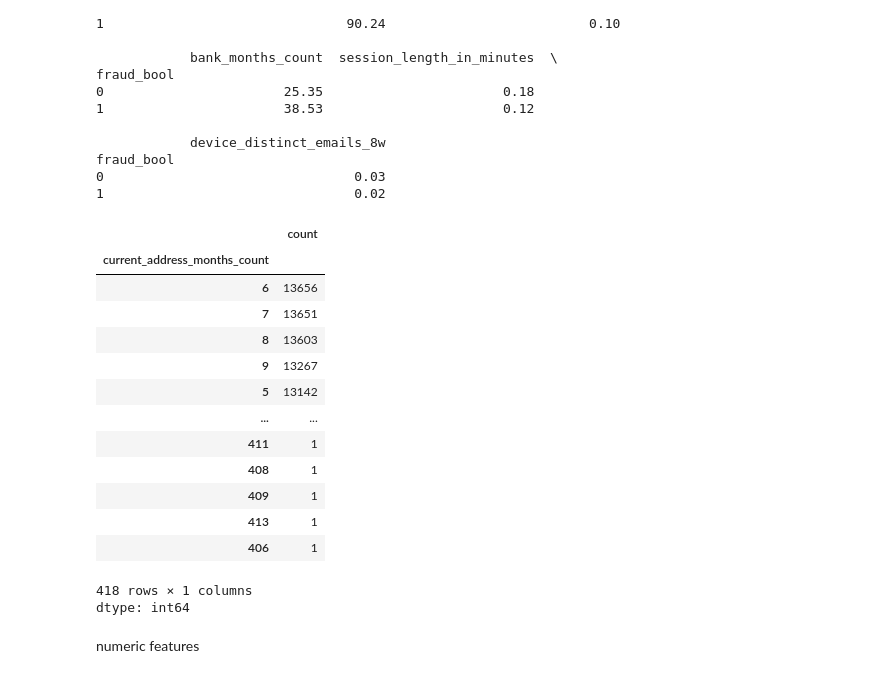
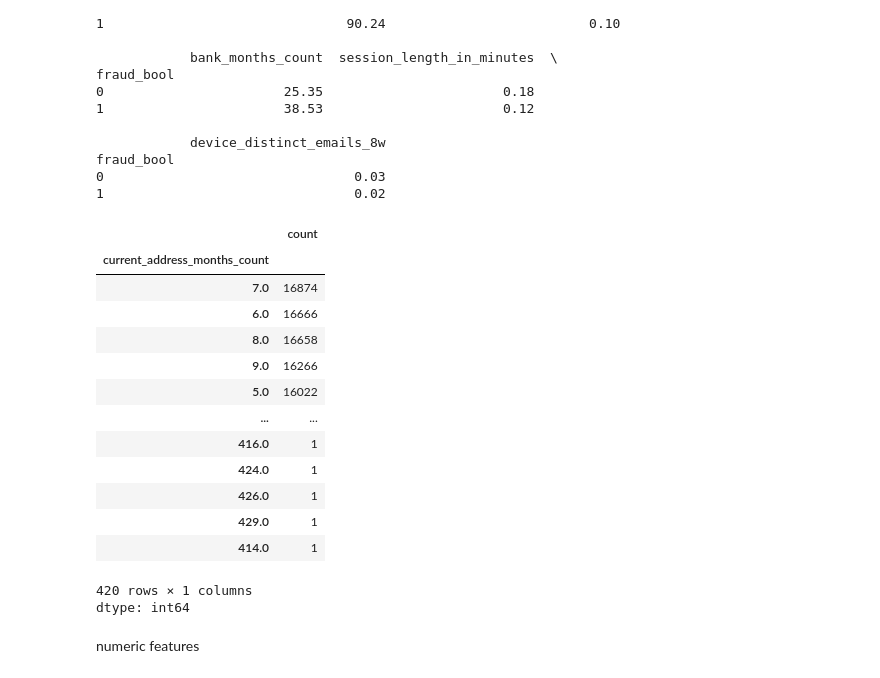
Before and after one commit to MDankloff/Cluster-Bias-Disco, a Jupyter notebook: Notebooks/BAF_Exploratory.ipynb, the cells around one changed output. Cells and saved outputs as stored; diff of their text form; code cells hidden in the pictures.

```diff
--- a/Notebooks/BAF_Exploratory.ipynb
+++ b/Notebooks/BAF_Exploratory.ipynb
@@ -270,22 +307,22 @@ fraud_bool
 0                                0.03
 1                                0.02
 # %%
-(df['current_address_months_count']).value_counts()
+(df1['current_address_months_count']).value_counts()
 # %% [output]
 |  | count |
 | current_address_months_count |  |
-| 6 | 13656 |
-| 7 | 13651 |
-| 8 | 13603 |
-| 9 | 13267 |
-| 5 | 13142 |
+| 7.0 | 16874 |
+| 6.0 | 16666 |
+| 8.0 | 16658 |
+| 9.0 | 16266 |
+| 5.0 | 16022 |
 | ... | ... |
-| 411 | 1 |
-| 408 | 1 |
-| 409 | 1 |
-| 413 | 1 |
-| 406 | 1 |
+| 416.0 | 1 |
+| 424.0 | 1 |
+| 426.0 | 1 |
+| 429.0 | 1 |
+| 414.0 | 1 |
-418 rows × 1 columns
+420 rows × 1 columns
 dtype: int64
 # %% [markdown]
 numeric features
```
Also changed, not shown: parts of 24 cells of this notebook.
